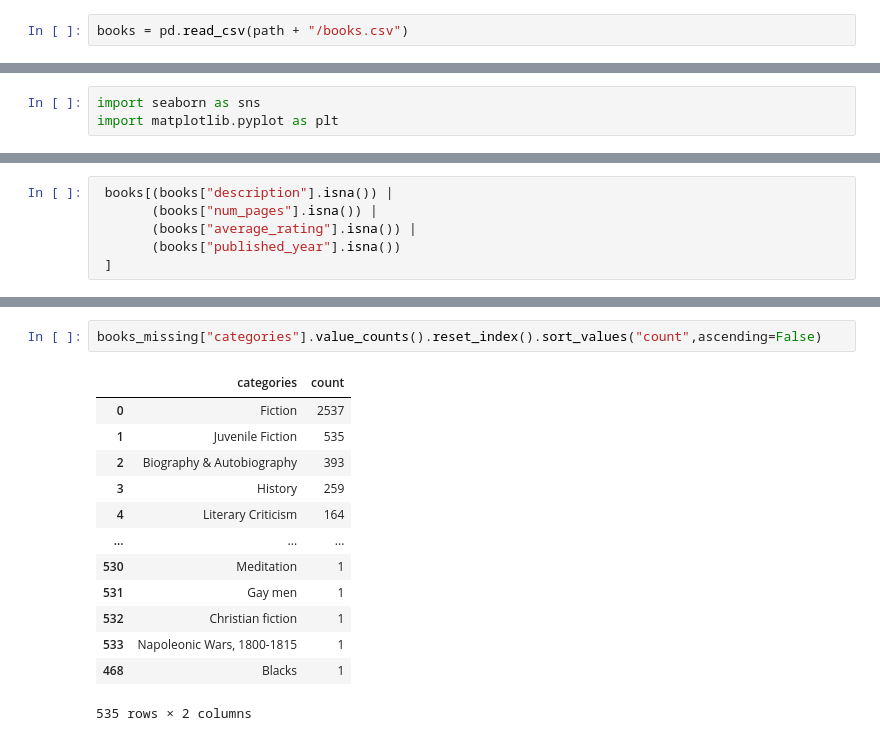
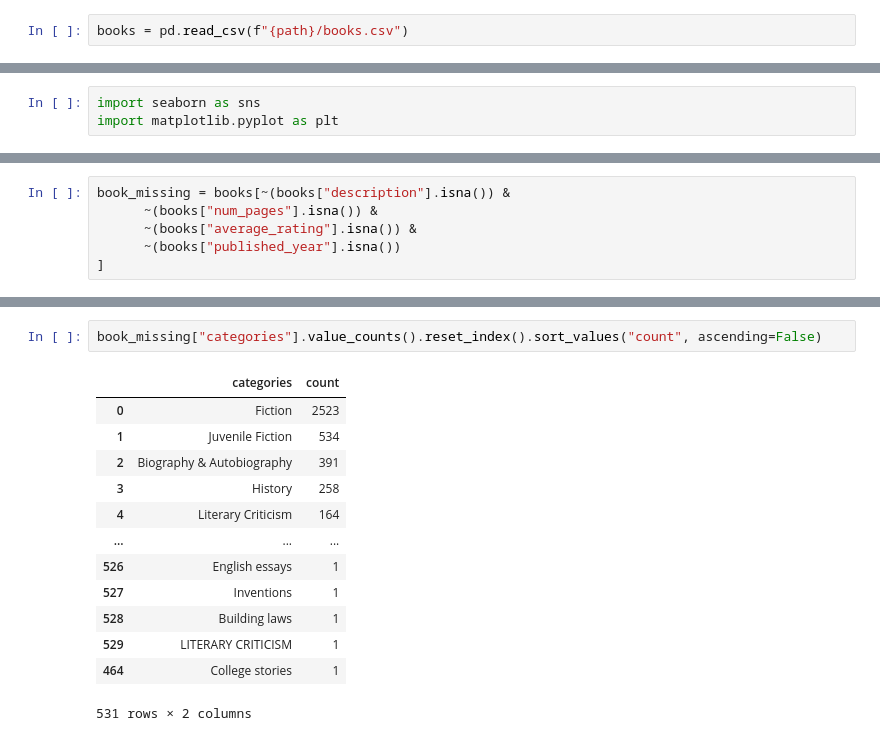
Before and after one commit to nishantsingh604/panne-picks, a Jupyter notebook: data-exploration.ipynb, the cells around one changed output, grey strips where cells are left out. Drawn from its saved outputs; the diff is of its cells as text.

Commit message:
cleaned the csv database of short descriptions, invalid texts, and empty spaces while also integrating langChain. Then started with the vector database.

```diff
--- a/data-exploration.ipynb
+++ b/data-exploration.ipynb
@@ -13,5 +15,5 @@ import pandas as pd
 # %%
-books = pd.read_csv(path + "/books.csv")
+books = pd.read_csv(f"{path}/books.csv")
 # %%
 books
 # %% [output]
@@ -61,8 +62,8 @@ plt.show()
 # %% [output]
 [figure]
 # %%
- books[(books["description"].isna()) |
-       (books["num_pages"].isna()) |
-       (books["average_rating"].isna()) |
-       (books["published_year"].isna())
- ]
+book_missing = books[~(books["description"].isna()) &
+      ~(books["num_pages"].isna()) &
+      ~(books["average_rating"].isna()) &
+      ~(books["published_year"].isna())
+]
@@ -105,16 +86,16 @@ books_missing
 # %%
-books_missing["categories"].value_counts().reset_index().sort_values("count",ascending=False)
+book_missing["categories"].value_counts().reset_index().sort_values("count", ascending=False)
 # %% [output]
 |  | categories | count |
-| 0 | Fiction | 2537 |
-| 1 | Juvenile Fiction | 535 |
-| 2 | Biography & Autobiography | 393 |
-| 3 | History | 259 |
+| 0 | Fiction | 2523 |
+| 1 | Juvenile Fiction | 534 |
+| 2 | Biography & Autobiography | 391 |
+| 3 | History | 258 |
 | 4 | Literary Criticism | 164 |
 | ... | ... | ... |
-| 530 | Meditation | 1 |
-| 531 | Gay men | 1 |
-| 532 | Christian fiction | 1 |
-| 533 | Napoleonic Wars, 1800-1815 | 1 |
-| 468 | Blacks | 1 |
+| 526 | English essays | 1 |
+| 527 | Inventions | 1 |
+| 528 | Building laws | 1 |
+| 529 | LITERARY CRITICISM | 1 |
+| 464 | College stories | 1 |
-535 rows × 2 columns
+531 rows × 2 columns
```
Also changed, not shown: parts of 25 cells of this notebook, 4 other files.
